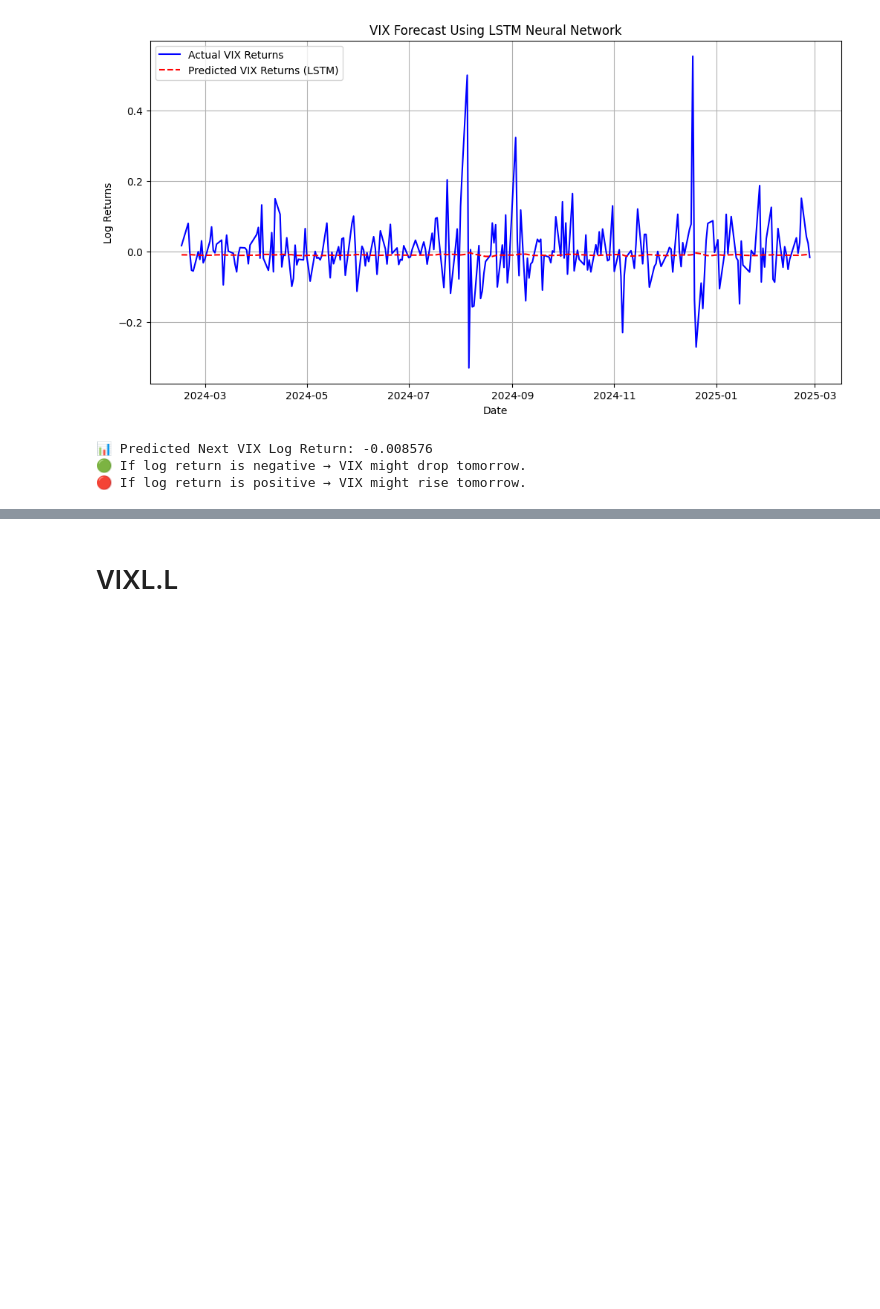
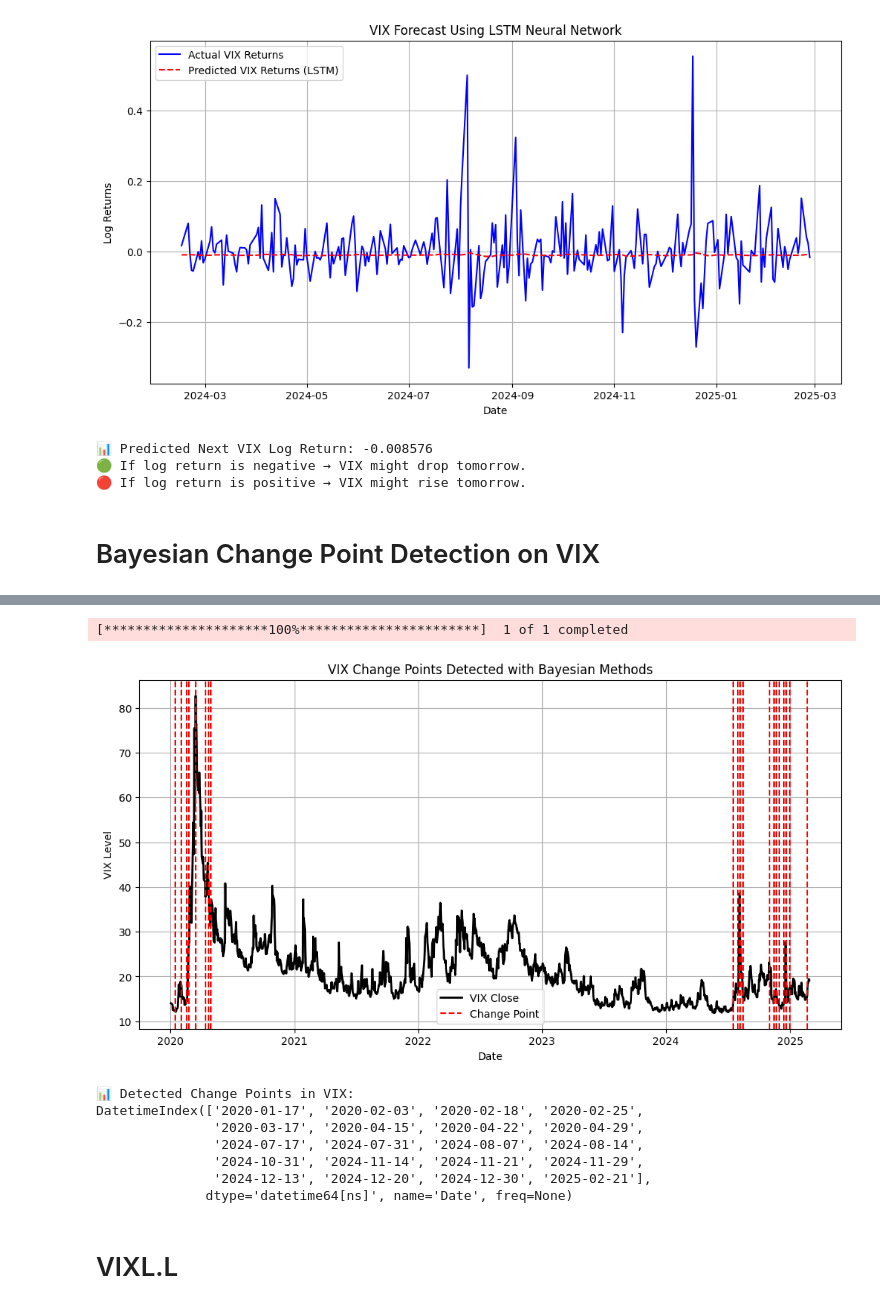
Before and after one commit to stefanciprian/rd, a Jupyter notebook: vix.ipynb, the cells around one changed output, grey strips where cells are left out. Drawn from its saved outputs; the diff is of its cells as text; code cells hidden in the pictures; blank space fills up the shorter version.

Commit message:
Bayesian Change Point Detection on VIX

```diff
--- a/vix.ipynb
+++ b/vix.ipynb
@@ -1807,3 +1807,48 @@ Epoch 40, Loss: 0.030451
 📊 Predicted Next VIX Log Return: -0.008576
 🟢 If log return is negative → VIX might drop tomorrow.
 🔴 If log return is positive → VIX might rise tomorrow.
+# %% [markdown]
+# Bayesian Change Point Detection on VIX
+# %%
+!pip install numpy pandas yfinance matplotlib ruptures
+import numpy as np
+import pandas as pd
+import yfinance as yf
+import matplotlib.pyplot as plt
+import ruptures as rpt  # Change Point Detection Library
+
+# ✅ Fetch VIX Data
+end_time = pd.to_datetime("today").strftime("%Y-%m-%d")
+vix_data = yf.download('^VIX', start='2020-01-01', end=end_time)
+
+# ✅ Extract Close Prices and Compute Log Returns
+vix_close = vix_data['Close'].dropna()
+vix_returns = np.log(vix_close / vix_close.shift(1)).dropna()
+
+# ✅ Ensure VIX Close aligns with VIX Returns
+vix_close = vix_close.loc[vix_returns.index]
+
+# ✅ Apply Bayesian Change Point Detection
+algo = rpt.Binseg(model="l2").fit(vix_returns.values)
+change_points = algo.predict(n_bkps=20)  # Detect 3 breakpoints
+
+# ✅ Plot Detected Change Points
+plt.figure(figsize=(12, 6))
+plt.plot(vix_close.index, vix_close, label="VIX Close", color="black", linewidth=2)
+
+# ✅ Mark detected change points
+for cp in change_points[:-1]:  # Exclude last point (dataset end)
+    plt.axvline(x=vix_close.index[cp], color="red", linestyle="dashed", label="Change Point" if cp == change_points[0] else "")
+
+# ✅ Labels and Legend
+plt.title("VIX Change Points Detected with Bayesian Methods")
+plt.xlabel("Date")
+plt.ylabel("VIX Level")
+plt.legend()
+plt.grid(True)
+plt.show()
+
+# ✅ Print Change Points
+change_dates = vix_close.index[change_points[:-1]]  # Convert indices to dates
+print(f"📊 Detected Change Points in VIX:\n{change_dates}")
+# %% [output]
@@ -1810,3 +1872,12 @@ Epoch 40, Loss: 0.030451
+[*********************100%***********************]  1 of 1 completed
+[figure, added]
+📊 Detected Change Points in VIX:
+DatetimeIndex(['2020-01-17', '2020-02-03', '2020-02-18', '2020-02-25',
+               '2020-03-17', '2020-04-15', '2020-04-22', '2020-04-29',
+               '2024-07-17', '2024-07-31', '2024-08-07', '2024-08-14',
+               '2024-10-31', '2024-11-14', '2024-11-21', '2024-11-29',
+               '2024-12-13', '2024-12-20', '2024-12-30', '2025-02-21'],
+              dtype='datetime64[ns]', name='Date', freq=None)
 # %% [markdown]
 # VIXL.L
 # %%
```
Also changed, not shown: parts of 1 cell of this notebook.
